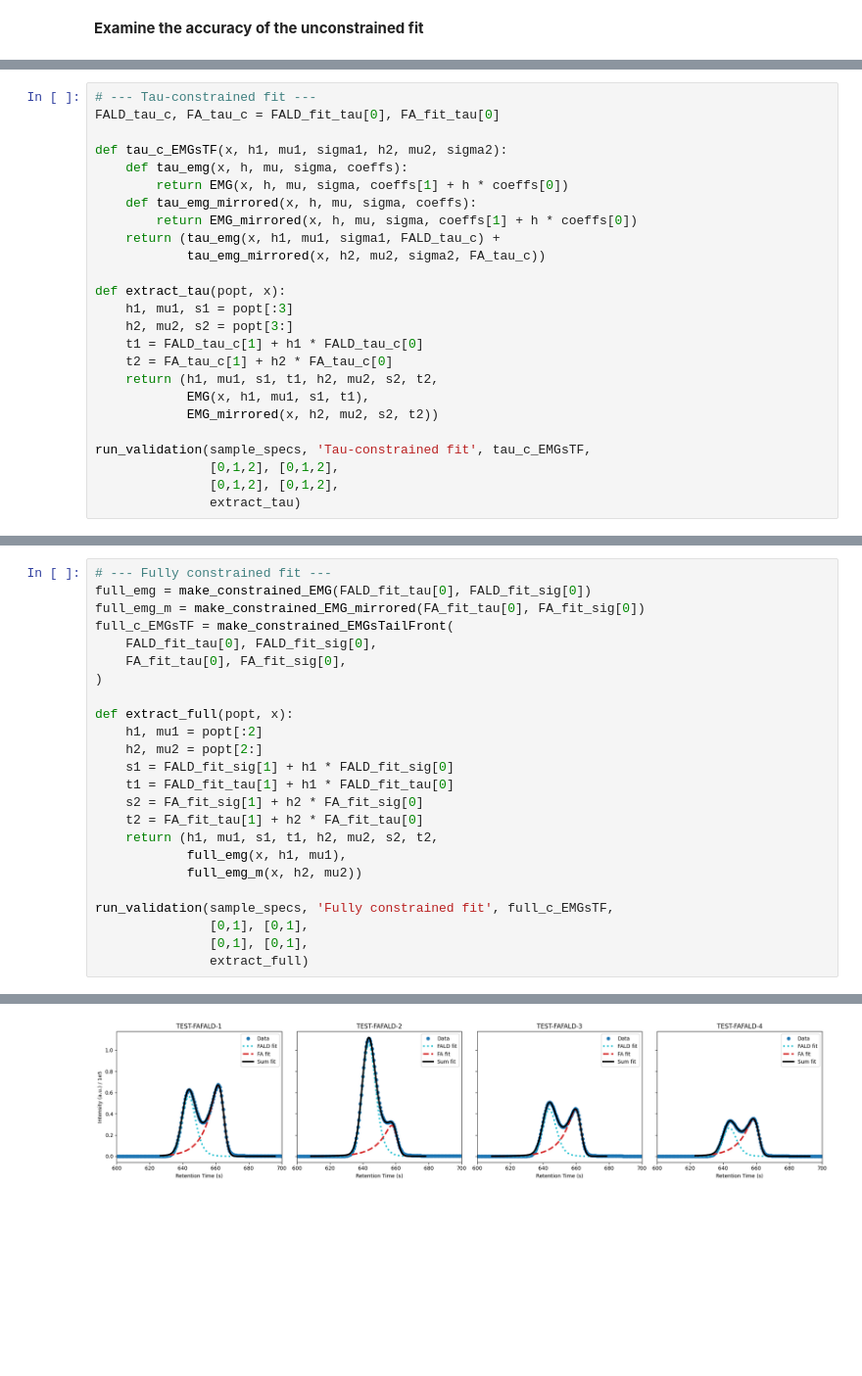
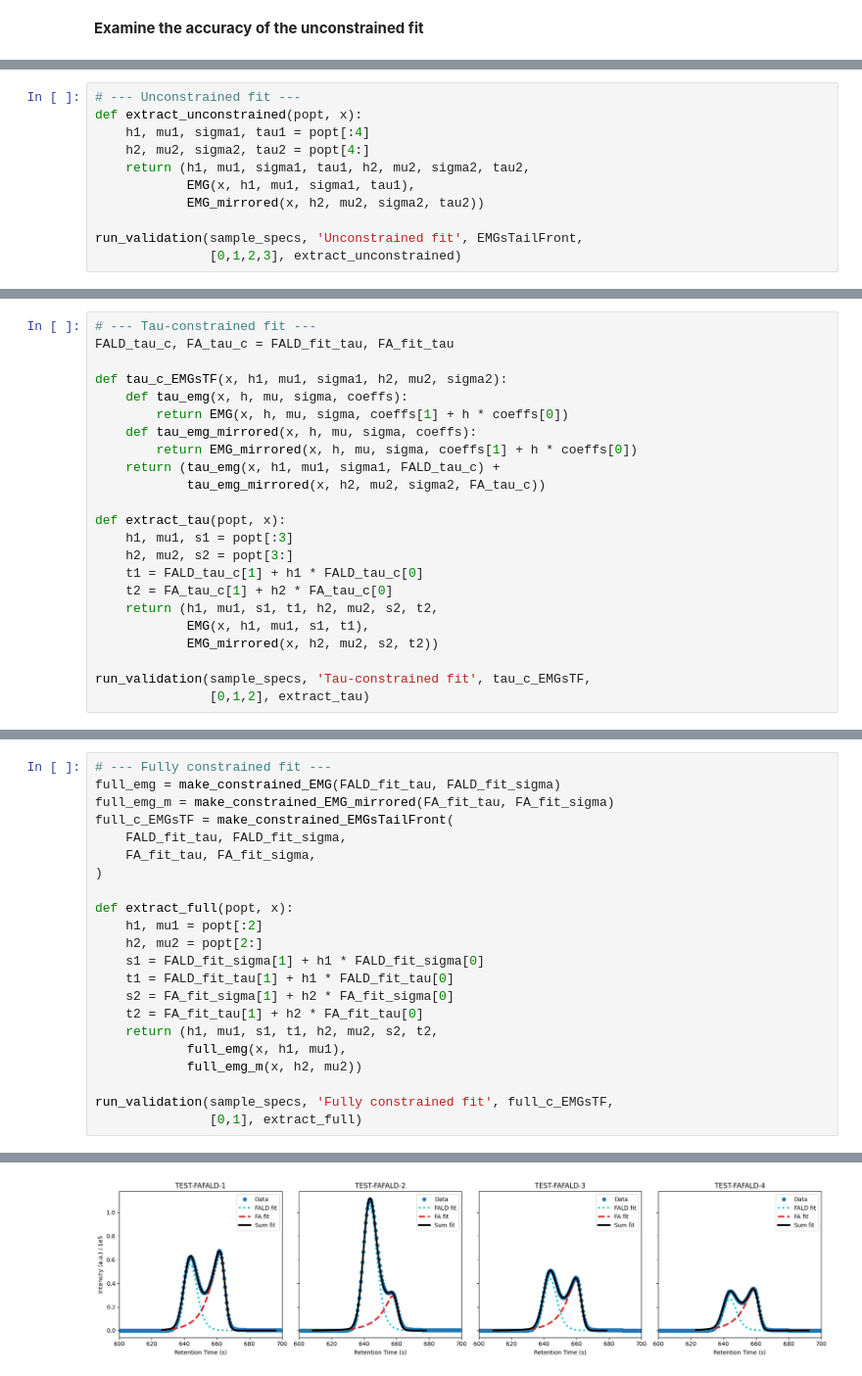
Before and after one commit to fabianketter/HPLC-Deconvolution, a Jupyter notebook: HPLC.ipynb, the cells around one changed output, grey strips where cells are left out. Shown at 98% size. Cells and saved outputs as stored; diff of their text form; blank space fills up the shorter version.

```diff
--- a/HPLC.ipynb
+++ b/HPLC.ipynb
@@ -387,0 +367,11 @@ Unconstrained fit
+# %%
+# --- Unconstrained fit ---
+def extract_unconstrained(popt, x):
+    h1, mu1, sigma1, tau1 = popt[:4]
+    h2, mu2, sigma2, tau2 = popt[4:]
+    return (h1, mu1, sigma1, tau1, h2, mu2, sigma2, tau2,
+            EMG(x, h1, mu1, sigma1, tau1),
+            EMG_mirrored(x, h2, mu2, sigma2, tau2))
+
+run_validation(sample_specs, 'Unconstrained fit', EMGsTailFront,
+               [0,1,2,3], extract_unconstrained)
@@ -424,6 +433,6 @@ Sigma-constrained fit
 # %%
 # --- Tau-constrained fit ---
-FALD_tau_c, FA_tau_c = FALD_fit_tau[0], FA_fit_tau[0]
+FALD_tau_c, FA_tau_c = FALD_fit_tau, FA_fit_tau
 
 def tau_c_EMGsTF(x, h1, mu1, sigma1, h2, mu2, sigma2):
     def tau_emg(x, h, mu, sigma, coeffs):
@@ -443,9 +452,7 @@ def extract_tau(popt, x):
             EMG_mirrored(x, h2, mu2, s2, t2))
 
 run_validation(sample_specs, 'Tau-constrained fit', tau_c_EMGsTF,
-               [0,1,2], [0,1,2],
-               [0,1,2], [0,1,2],
-               extract_tau)
+               [0,1,2], extract_tau)
 # %% [output]
 Tau-constrained fit
 ===============================TEST-FAFALD-1.txt================================
@@ -468,43 +475,41 @@ Tau-constrained fit
 # %%
 # --- Fully constrained fit ---
-full_emg = make_constrained_EMG(FALD_fit_tau[0], FALD_fit_sig[0])
-full_emg_m = make_constrained_EMG_mirrored(FA_fit_tau[0], FA_fit_sig[0])
+full_emg = make_constrained_EMG(FALD_fit_tau, FALD_fit_sigma)
+full_emg_m = make_constrained_EMG_mirrored(FA_fit_tau, FA_fit_sigma)
 full_c_EMGsTF = make_constrained_EMGsTailFront(
-    FALD_fit_tau[0], FALD_fit_sig[0],
-    FA_fit_tau[0], FA_fit_sig[0],
+    FALD_fit_tau, FALD_fit_sigma,
+    FA_fit_tau, FA_fit_sigma,
 )
 
 def extract_full(popt, x):
     h1, mu1 = popt[:2]
     h2, mu2 = popt[2:]
-    s1 = FALD_fit_sig[1] + h1 * FALD_fit_sig[0]
+    s1 = FALD_fit_sigma[1] + h1 * FALD_fit_sigma[0]
     t1 = FALD_fit_tau[1] + h1 * FALD_fit_tau[0]
-    s2 = FA_fit_sig[1] + h2 * FA_fit_sig[0]
+    s2 = FA_fit_sigma[1] + h2 * FA_fit_sigma[0]
     t2 = FA_fit_tau[1] + h2 * FA_fit_tau[0]
     return (h1, mu1, s1, t1, h2, mu2, s2, t2,
             full_emg(x, h1, mu1),
             full_emg_m(x, h2, mu2))
 
 run_validation(sample_specs, 'Fully constrained fit', full_c_EMGsTF,
-               [0,1], [0,1],
-               [0,1], [0,1],
-               extract_full)
+               [0,1], extract_full)
 # %% [output]
 Fully constrained fit
 ===============================TEST-FAFALD-1.txt================================
    Peak        h         μ        σ        τ     Peak pos.   wt% real   wt% fit
 - - - - - - - - - - - - - - - - - - - - - - - - - - - - - - - - - - - - - - - -
    FALD      592506    641.5    3.479    0.353     643.5       2.26       2.15
     FA       824393    664.4    2.370    0.142     661.5       5.71       6.13
 
 ===============================TEST-FAFALD-2.txt================================
    Peak        h         μ        σ        τ     Peak pos.   wt% real   wt% fit
 - - - - - - - - - - - - - - - - - - - - - - - - - - - - - - - - - - - - - - - -
    FALD     1117600    641.4    3.460    0.344     643.5       4.23       4.05
     FA       377803    660.4    2.246    0.126     657.5       2.39       2.81
 ... (8 lines left out)
    Peak        h         μ        σ        τ     Peak pos.   wt% real   wt% fit
 - - - - - - - - - - - - - - - - - - - - - - - - - - - - - - - - - - - - - - - -
    FALD      281040    641.7    3.490    0.358     644.0       1.11       1.02
     FA       448914    661.2    2.266    0.129     658.5       2.97       3.34
-[figure, old version]
+[figure, new version]
```
Also changed, not shown: parts of 7 cells of this notebook, 2 other files.
